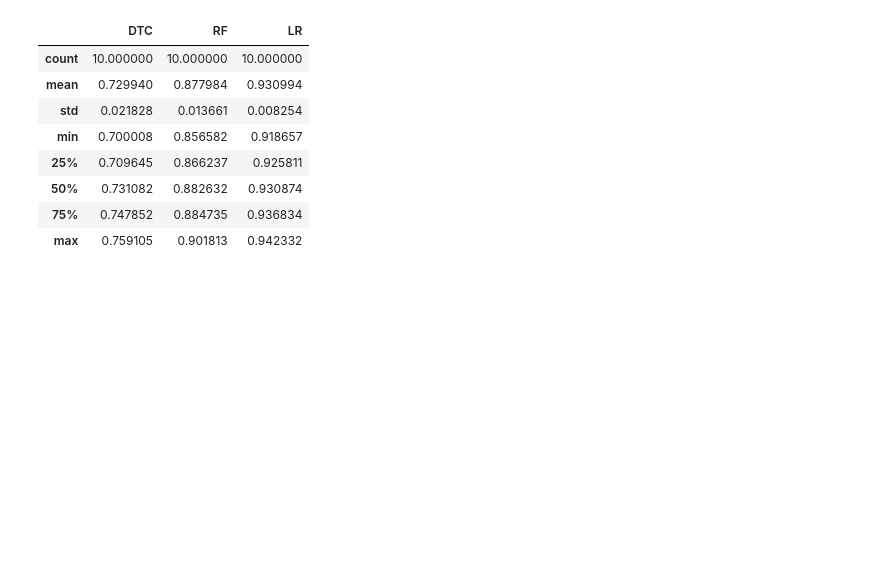
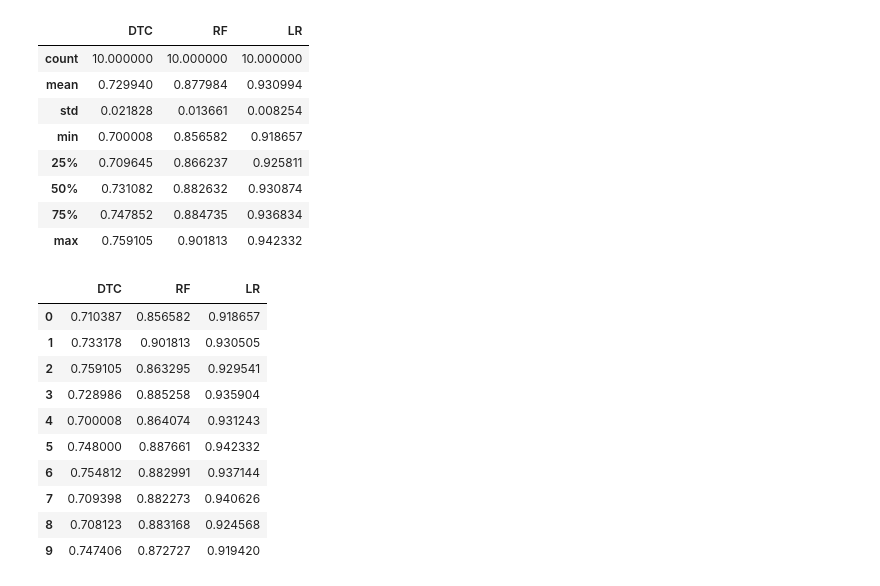
Before and after one commit to Litenlo/sfml, a Jupyter notebook: HW3/hw3.ipynb, the cells around one changed output. Drawn from its saved outputs; the diff is of its cells as text; code cells hidden in the pictures; blank space fills up the shorter version.

```diff
--- a/HW3/hw3.ipynb
+++ b/HW3/hw3.ipynb
@@ -178,6 +209,20 @@ cvr_df.describe()
 | 50% | 0.731082 | 0.882632 | 0.930874 |
 | 75% | 0.747852 | 0.884735 | 0.936834 |
 | max | 0.759105 | 0.901813 | 0.942332 |
+# %%
+cvr_df
+# %% [output]
+|  | DTC | RF | LR |
+| 0 | 0.710387 | 0.856582 | 0.918657 |
+| 1 | 0.733178 | 0.901813 | 0.930505 |
+| 2 | 0.759105 | 0.863295 | 0.929541 |
+| 3 | 0.728986 | 0.885258 | 0.935904 |
+| 4 | 0.700008 | 0.864074 | 0.931243 |
+| 5 | 0.748000 | 0.887661 | 0.942332 |
+| 6 | 0.754812 | 0.882991 | 0.937144 |
+| 7 | 0.709398 | 0.882273 | 0.940626 |
+| 8 | 0.708123 | 0.883168 | 0.924568 |
+| 9 | 0.747406 | 0.872727 | 0.919420 |
 # %%
 result = pd.DataFrame(df_test_preproc['_id'])
 df_result = df_test_preproc.drop(['_id'], axis=1)
```
Also changed, not shown: parts of 8 cells of this notebook, 1 other file.
